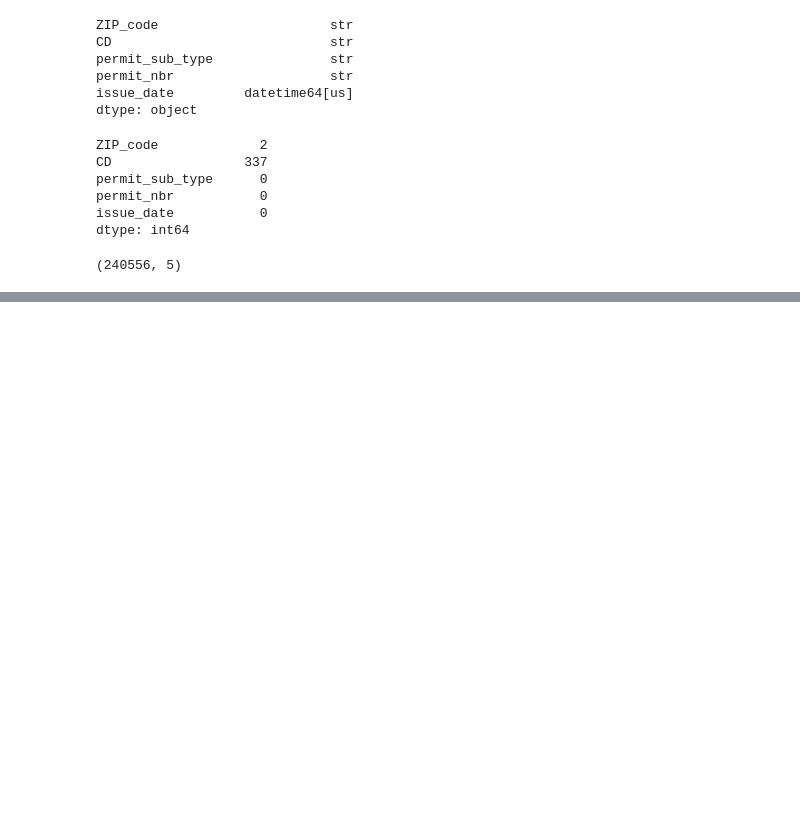
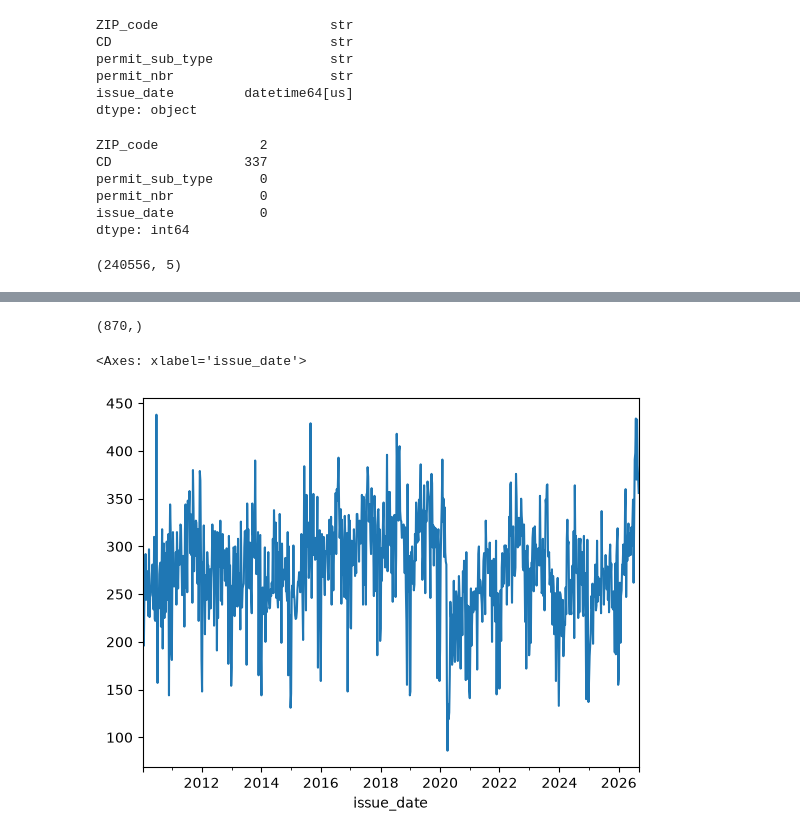
Before and after one commit to ShahSalar/demand-forecasting-hvac, a Jupyter notebook: notebooks/explore.ipynb, the cells around one changed output, grey strips where cells are left out. Drawn from its saved outputs; the diff is of its cells as text; code cells hidden in the pictures; blank space fills up the shorter version.

Commit message:
weekly series built, seam inspected visually

```diff
--- a/notebooks/explore.ipynb
+++ b/notebooks/explore.ipynb
@@ -127,0 +142,2 @@ whole_f.shape
+# %%
+whole_f = whole_f.set_index('issue_date').sort_index()
@@ -127,0 +146,2 @@ whole_f.shape
+# %%
+weekly = whole_f.resample('W-SUN').size()
@@ -127,0 +172,3 @@ whole_f.shape
+# %%
+weekly = weekly.drop('2010-01-03')
+weekly = weekly.drop('2026-09-06')
@@ -127,0 +187,9 @@ whole_f.shape
+# %%
+weekly.shape
+# %% [output]
+(870,)
+# %%
+weekly.plot()
+# %% [output]
+<Axes: xlabel='issue_date'>
+[figure, added]
```
Also changed, not shown: parts of 15 cells of this notebook, 2 other files.
